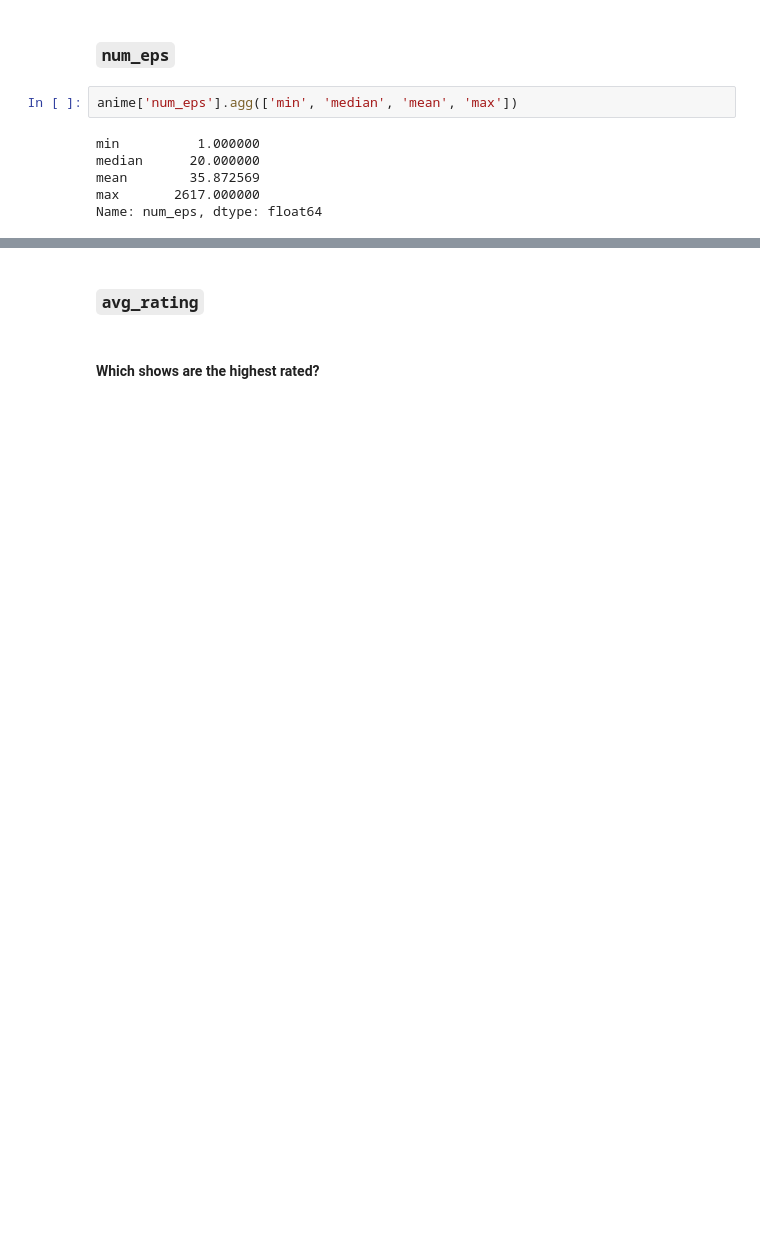
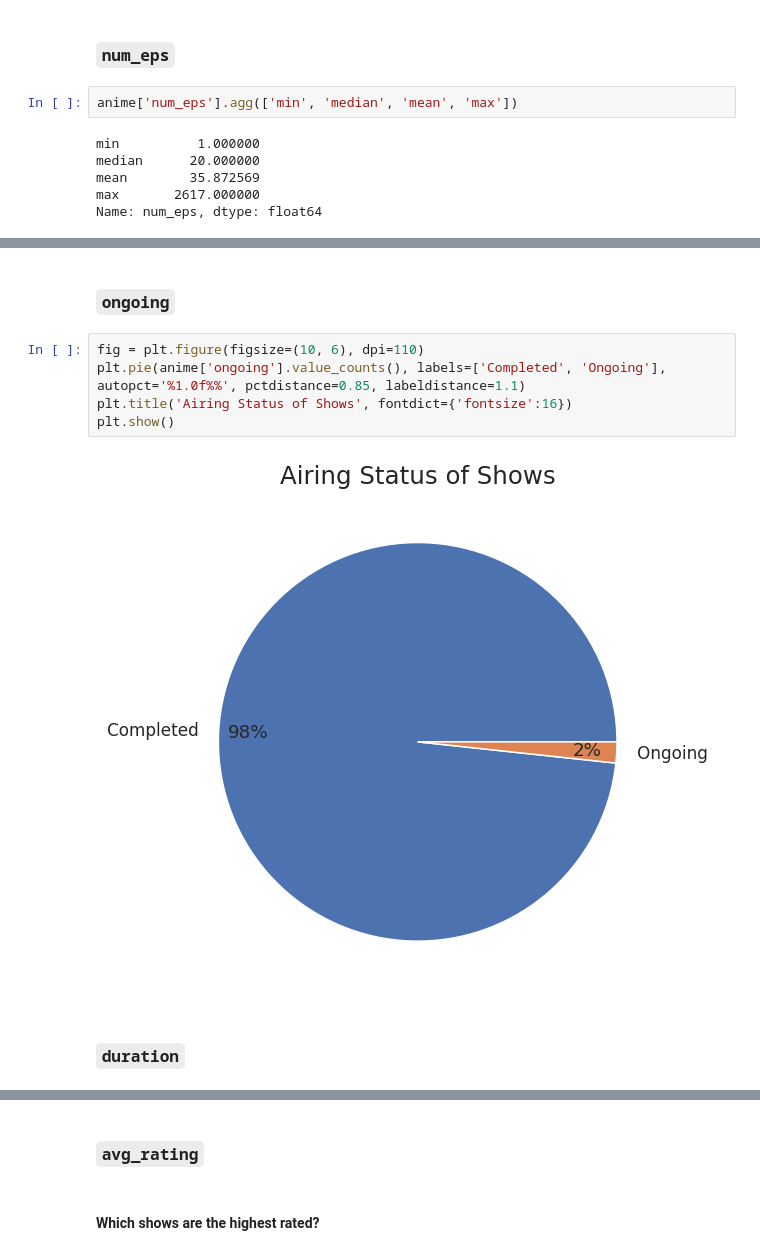
Before and after one commit to alancmathew/anime-recommendation-engine, a Jupyter notebook: notebooks/08_exploratoryDataAnalysis.ipynb, the cells around one changed output, grey strips where cells are left out. Cells and saved outputs as stored; diff of their text form; blank space fills up the shorter version.

```diff
--- a/notebooks/08_exploratoryDataAnalysis.ipynb
+++ b/notebooks/08_exploratoryDataAnalysis.ipynb
@@ -89,0 +94,11 @@ anime.loc[anime['num_eps'] == anime['num_eps'].max(), ['title', 'num_eps', 'ongo
+# %% [markdown]
+### `ongoing`
+# %%
+fig = plt.figure(figsize=(10, 6), dpi=110)
+plt.pie(anime['ongoing'].value_counts(), labels=['Completed', 'Ongoing'], autopct='%1.0f%%', pctdistance=0.85, labeldistance=1.1)
+plt.title('Airing Status of Shows', fontdict={'fontsize':16})
+plt.show()
+# %% [output]
+[figure, added]
+# %% [markdown]
+### `duration`
```
Also changed, not shown: parts of 21 cells of this notebook, 1 other file.
